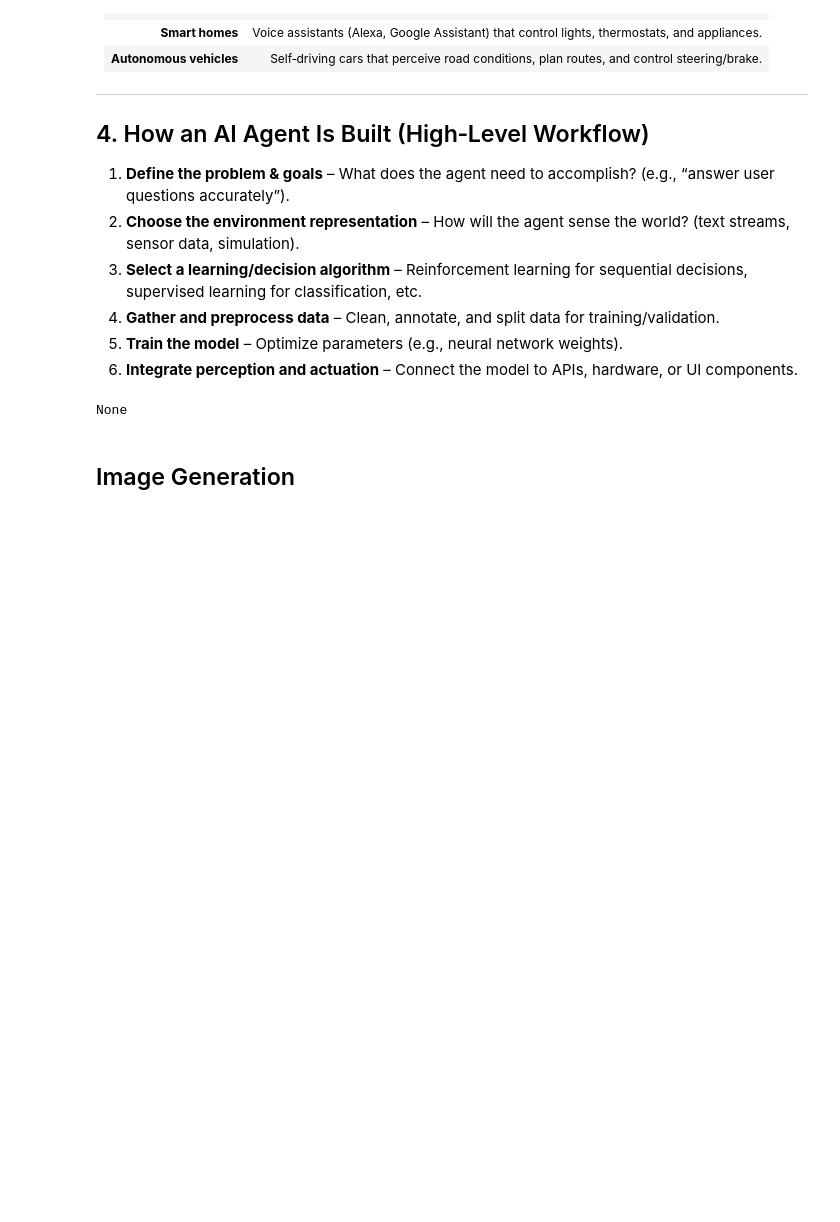
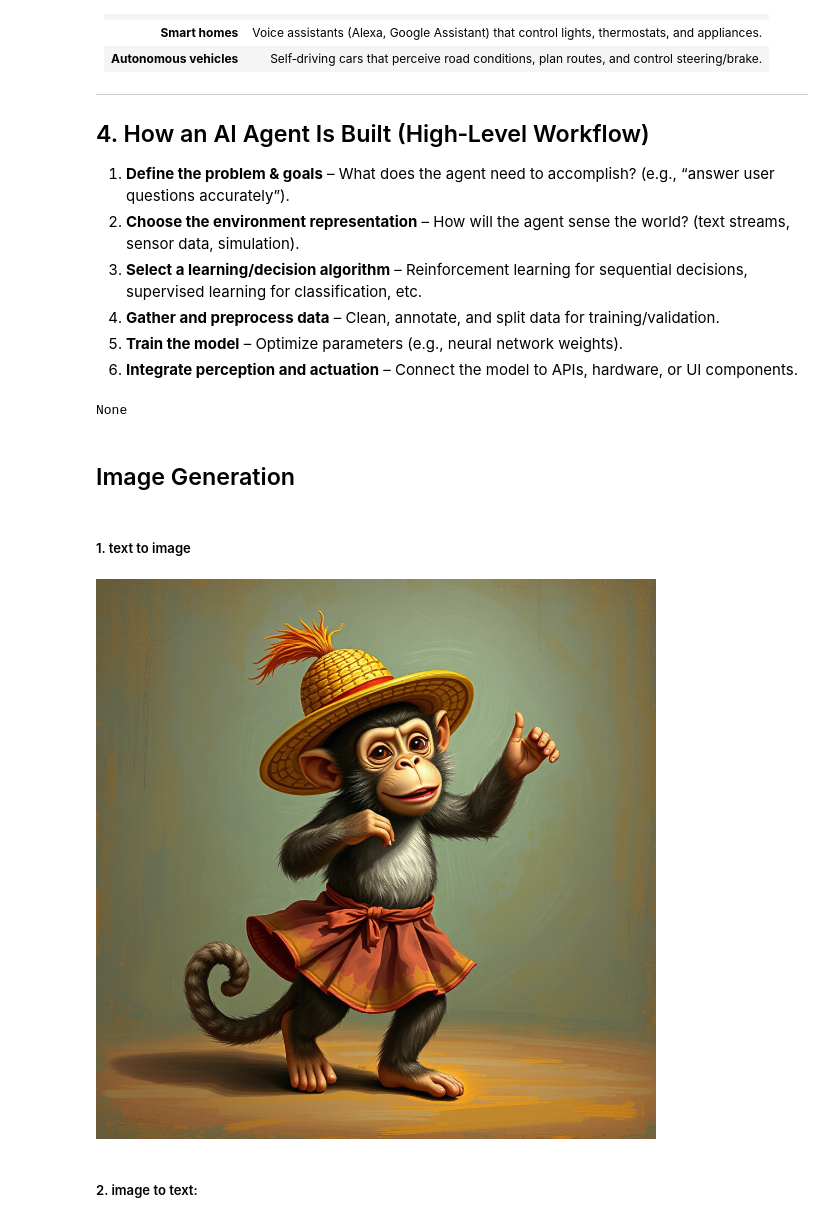
Before and after one commit to indexkboss/Prompt_Engineering, a Jupyter notebook: TP1.ipynb, the cells around one changed output. Cells and saved outputs as stored; diff of their text form; code cells hidden in the pictures; blank space fills up the shorter version.

Commit message:
generation di mage depuis text

```diff
--- a/TP1.ipynb
+++ b/TP1.ipynb
@@ -298,3 +299,5 @@ A simple diagram:
 None
 # %% [markdown]
 ## Image Generation
+# %% [markdown]
+##### 1. text to image
@@ -300,0 +327,49 @@ None
+# %%
+# since we dont have access to gpt-5.2, we can use a workaround with HuggingFace Inference API to generate images with a free model
+from huggingface_hub import InferenceClient # Hugging Face API client (this is what actually calls the model)
+from PIL import Image # to manipulate images
+from io import BytesIO
+
+
+HF_TOKEN = os.getenv("HF_TOKEN")
+
+if not HF_TOKEN:
+    raise ValueError("Missing HF_TOKEN")
+
+# creating a connection to Hugging Face’s inference API.
+client = InferenceClient(
+    provider="hf-inference",
+    api_key=HF_TOKEN
+)
+
+def generate_image(prompt):# takes an input prompt, calls the model,
+    image = client.text_to_image(
+        prompt,
+        model="black-forest-labs/FLUX.1-schnell"
+    )
+
+    # Convert PIL image → base64 (to mimic OpenAI response(Turn a PIL image object into a string that can be sent in JSON.))
+    buffer = BytesIO()
+    image.save(buffer, format="PNG")
+    base64_image = base64.b64encode(buffer.getvalue()).decode("utf-8")
+
+    # mimic OpenAI tool response structure
+    return {
+        "content_blocks": [
+            {
+                "type": "image",
+                "base64": base64_image
+            }
+        ]
+    }
+# -------------------
+# TEST
+# -------------------
+resp = generate_image("a cute monkey dancing wearing a skirt and a hat, in the style of van gogh")
+
+img = Image.open(BytesIO(base64.b64decode(resp["content_blocks"][0]["base64"])))
+display(img)
+# %% [output]
+[figure, added]
+# %% [markdown]
+##### 2. image to text:
```
Also changed, not shown: parts of 2 cells of this notebook, 2 other files.
